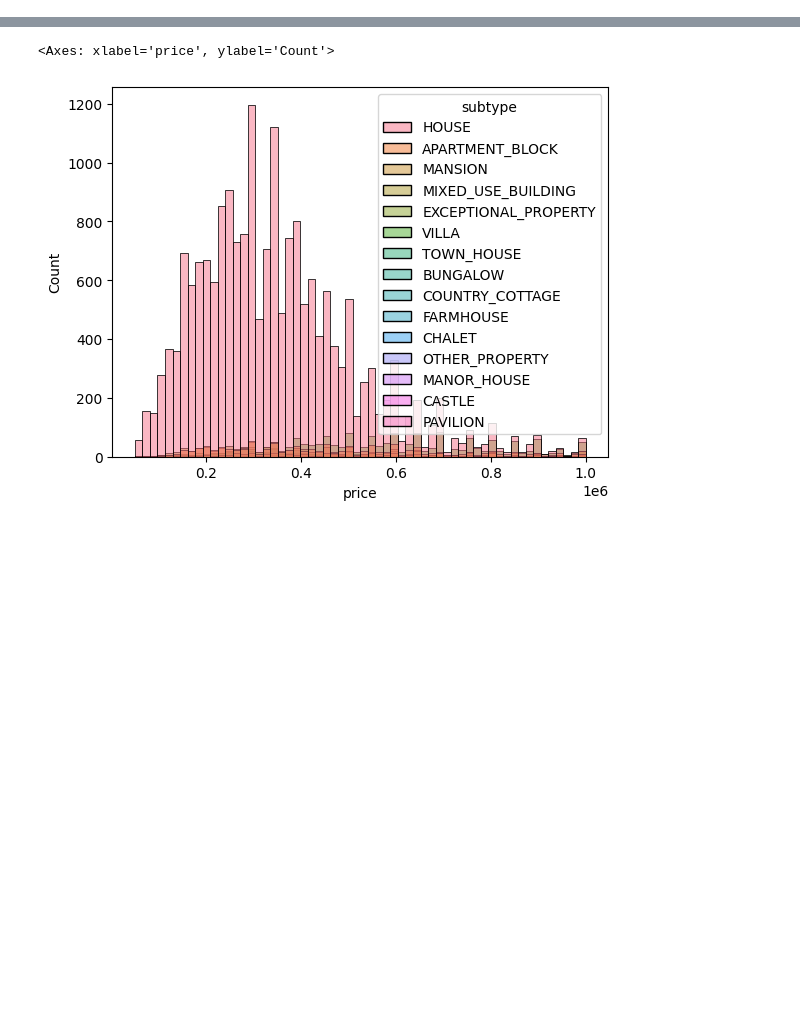
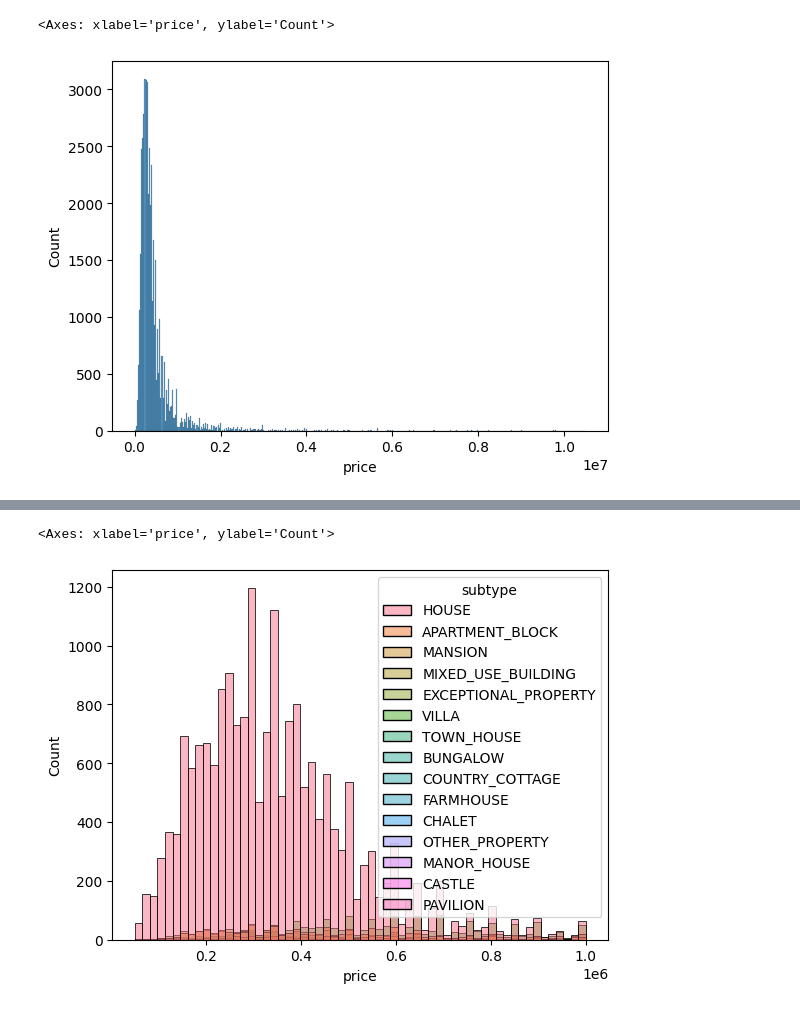
Before and after one commit to fhaulot/Immo-Eliza-data-analysis, a Jupyter notebook: Floriane_graph.ipynb, the cells around one changed output, grey strips where cells are left out. Cells and saved outputs as stored; diff of their text form; code cells hidden in the pictures; blank space fills up the shorter version.

```diff
--- a/Floriane_graph.ipynb
+++ b/Floriane_graph.ipynb
@@ -2,4 +2,11 @@
 import seaborn as sns
 import matplotlib.pyplot as plt
 import pandas as pd
+# %%
+# yes, to improve
+properties_with_outliers = pd.read_csv('cleaned_data_with_outliers.csv')
+sns.histplot(data=properties_with_outliers, x="price")
+# %% [output]
+<Axes: xlabel='price', ylabel='Count'>
+[figure, added]
 # %%
```
Also changed, not shown: parts of 12 cells of this notebook, 2 other files.
